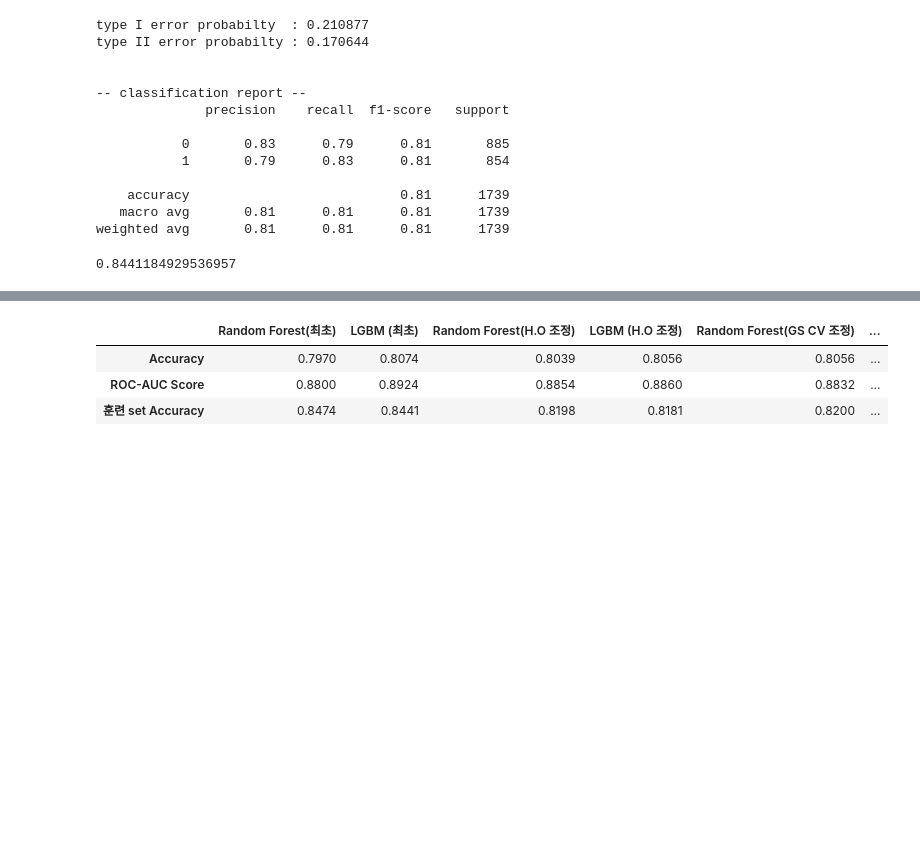
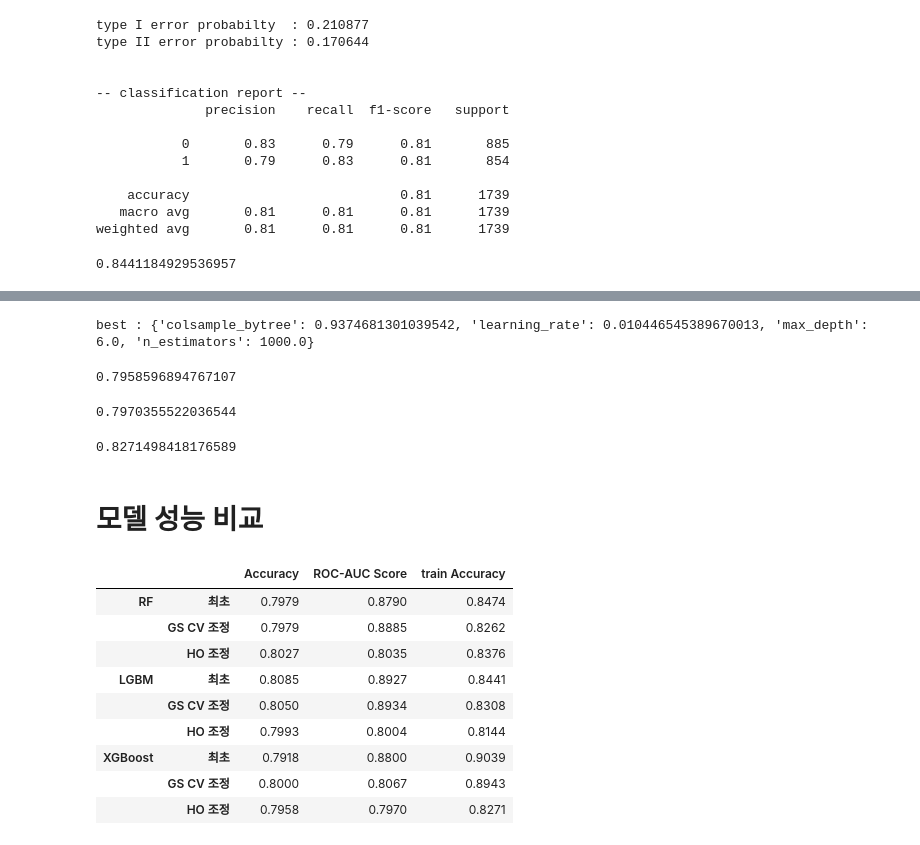
Before and after one commit to Ruinenhaft/Project_space_titanic, a Jupyter notebook: final code.ipynb, the cells around one changed output, grey strips where cells are left out. Saved outputs shown, nothing was run; the diff lists cells and outputs as text; code cells hidden in the pictures; blank space fills up the shorter version.

```diff
--- a/final code.ipynb
+++ b/final code.ipynb
@@ -904,17 +753,0 @@ accuracy_score(y_train, xgb_model.predict(X_train))
-# %%
-#@title 결과 정리
-
-results = pd.DataFrame({'Random Forest(최초)' : [0.797, 0.88, 0.8474],
-                        'LGBM (최초)' : [0.8074, 0.8924, 0.8441],
-                        'Random Forest(H.O 조정)' : [0.8039, 0.8854, 0.8198],
-                        'LGBM (H.O 조정)' : [0.8056, 0.886, 0.8181],
-                        'Random Forest(GS CV 조정)' : [0.8056, 0.8832, 0.82],
-                        'LGBM (Rando GS CV 조정)' : [0.8028, 0.8832, 0.82],
-                        'XGBoost (GS CV 조정)' : [0.8, 0.8832, 0.82]},
-                       index = ['Accuracy', 'ROC-AUC Score', '훈련 set Accuracy'])
-results
-# %% [output]
-|  | Random Forest(최초) | LGBM (최초) | Random Forest(H.O 조정) | LGBM (H.O 조정) | Random Forest(GS CV 조정) | ... |
-| Accuracy | 0.7970 | 0.8074 | 0.8039 | 0.8056 | 0.8056 | ... |
-| ROC-AUC Score | 0.8800 | 0.8924 | 0.8854 | 0.8860 | 0.8832 | ... |
-| 훈련 set Accuracy | 0.8474 | 0.8441 | 0.8198 | 0.8181 | 0.8200 | ... |
@@ -920,0 +775,13 @@ results
+# %%
+trial_val = Trials()
+
+# 50회 반복
+best = fmin(fn = objective_func,
+            space = xgb_search_space,
+            algo = tpe.suggest,
+            max_evals = 50,
+            trials=trial_val)
+
+print('best :', best)
+# %% [output]
+best : {'colsample_bytree': 0.9374681301039542, 'learning_rate': 0.010446545389670013, 'max_depth': 6.0, 'n_estimators': 1000.0}
@@ -920,0 +796,33 @@ results
+# %%
+accuracy_score(y_test2, xgb_pred3)
+# %% [output]
+0.7958596894767107
+# %%
+roc_auc_score(y_test2, xgb_pred3)
+# %% [output]
+0.7970355522036544
+# %%
+accuracy_score(y_train2, xgb_model3.predict(X_train2))
+# %% [output]
+0.8271498418176589
+# %% [markdown]
+# 모델 성능 비교
+# %%
+results = pd.DataFrame(np.array([[0.7979, 0.8790, 0.8474], [0.7979, 0.8885, 0.8262], [0.8027, 0.8035, 0.8376],
+                        [0.8085, 0.8927, 0.8441], [0.8050, 0.8934, 0.8308], [0.7993, 0.8004, 0.8144],
+                        [0.7918, 0.88, 0.9039], [0.8, 0.8067, 0.8943], [0.7958, 0.797, 0.8271]]),
+                       columns = ['Accuracy', 'ROC-AUC Score', 'train Accuracy'],
+                       index = [['RF','RF','RF','LGBM','LGBM','LGBM','XGBoost','XGBoost','XGBoost'],
+                                  ['최초','GS CV 조정','HO 조정','최초','GS CV 조정','HO 조정','최초','GS CV 조정','HO 조정']])
+results
+# %% [output]
+|  |  | Accuracy | ROC-AUC Score | train Accuracy |
+| RF | 최초 | 0.7979 | 0.8790 | 0.8474 |
+|  | GS CV 조정 | 0.7979 | 0.8885 | 0.8262 |
+|  | HO 조정 | 0.8027 | 0.8035 | 0.8376 |
+| LGBM | 최초 | 0.8085 | 0.8927 | 0.8441 |
+|  | GS CV 조정 | 0.8050 | 0.8934 | 0.8308 |
+|  | HO 조정 | 0.7993 | 0.8004 | 0.8144 |
+| XGBoost | 최초 | 0.7918 | 0.8800 | 0.9039 |
+|  | GS CV 조정 | 0.8000 | 0.8067 | 0.8943 |
+|  | HO 조정 | 0.7958 | 0.7970 | 0.8271 |
```
Also changed, not shown: parts of 54 cells of this notebook.
